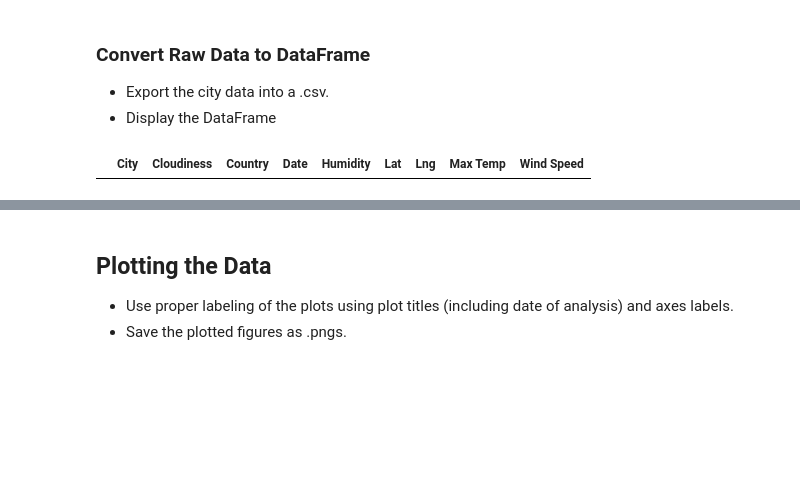
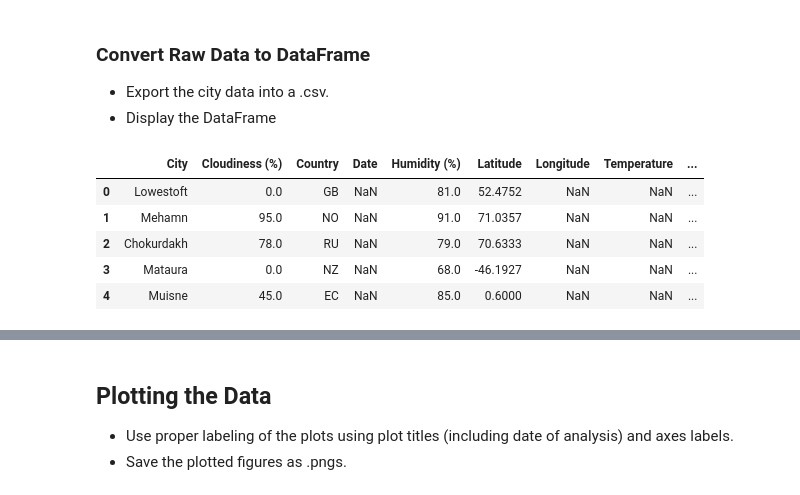
Before and after one commit to ShahanaShaikh/python-api-challenge, a Jupyter notebook: WeatherPy/Weather.ipynb, the cells around one changed output, grey strips where cells are left out. Cells and saved outputs as stored; diff of their text form; code cells hidden in the pictures; blank space fills up the shorter version.

```diff
--- a/WeatherPy/Weather.ipynb
+++ b/WeatherPy/Weather.ipynb
@@ -111,19 +127,15 @@ AttributeError: 'str' object has no attribute 'append'
 ### Convert Raw Data to DataFrame
 * Export the city data into a .csv.
 * Display the DataFrame
-# %%
-weather_dict = pd.DataFrame({
-                "City" : city,
-                "Cloudiness" : cloudiness,
-                "Country" : country,
-                "Date" : date,
-                "Humidity" : humidity,
-                "Lat" : lat,
-                "Lng" : lng,
-                "Max Temp" : max_temp,
-                "Wind Speed" : wind_speed
-})
-weather_dict
-# %% [output]
-|  | City | Cloudiness | Country | Date | Humidity | Lat | Lng | Max Temp | Wind Speed |
+# %%
+weather_df=pd.DataFrame(weather_data)
+weather_df=weather_df[["City","Cloudiness (%)","Country","Date","Humidity (%)","Latitude","Longitude","Temperature", "Wind Speed (MPH)"]]
+weather_df.head()
+# %% [output]
+|  | City | Cloudiness (%) | Country | Date | Humidity (%) | Latitude | Longitude | Temperature | ... |
+| 0 | Lowestoft | 0.0 | GB | NaN | 81.0 | 52.4752 | NaN | NaN | ... |
+| 1 | Mehamn | 95.0 | NO | NaN | 91.0 | 71.0357 | NaN | NaN | ... |
+| 2 | Chokurdakh | 78.0 | RU | NaN | 79.0 | 70.6333 | NaN | NaN | ... |
+| 3 | Mataura | 0.0 | NZ | NaN | 68.0 | -46.1927 | NaN | NaN | ... |
+| 4 | Muisne | 45.0 | EC | NaN | 85.0 | 0.6000 | NaN | NaN | ... |
 # %%
```
Also changed, not shown: parts of 16 cells of this notebook, 5 other files.
